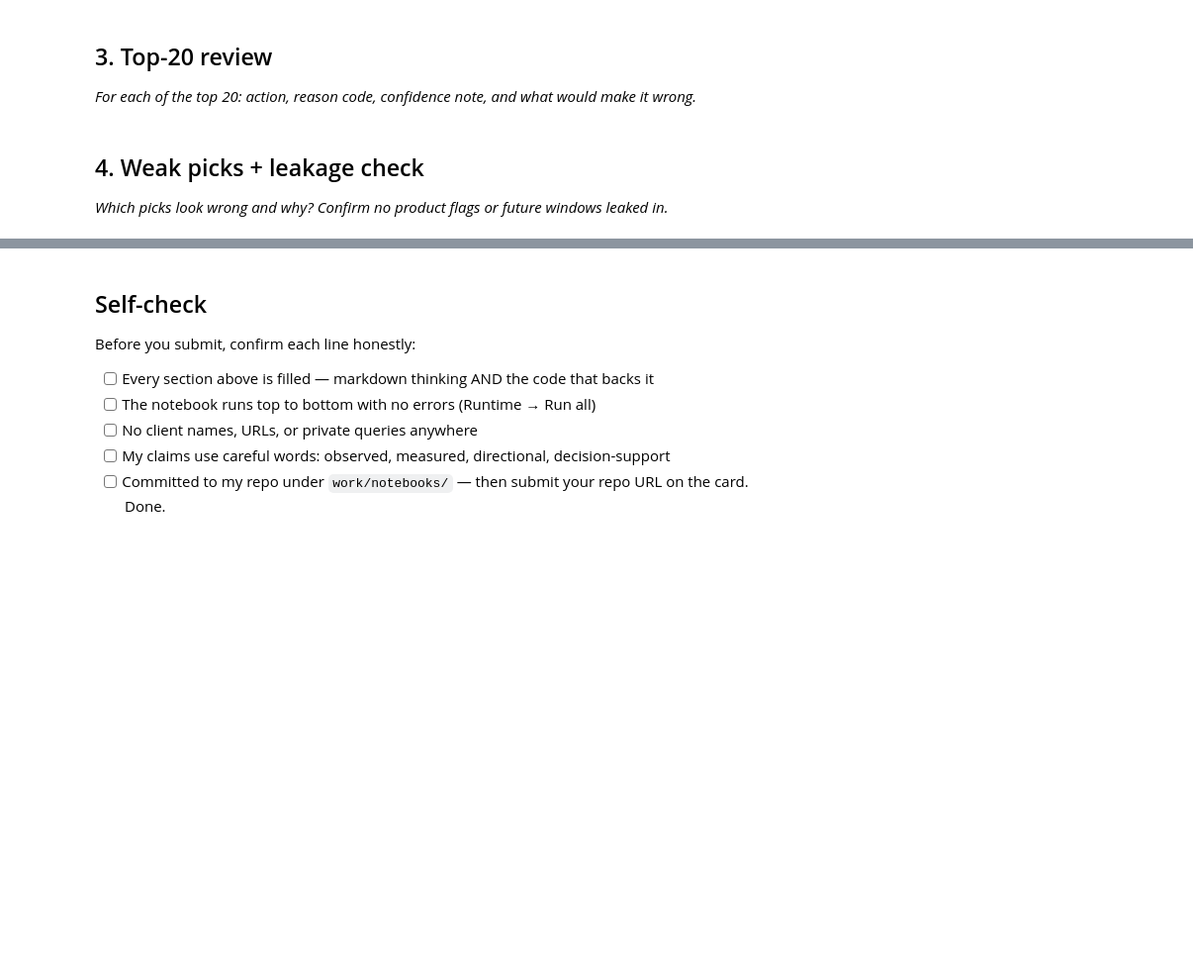
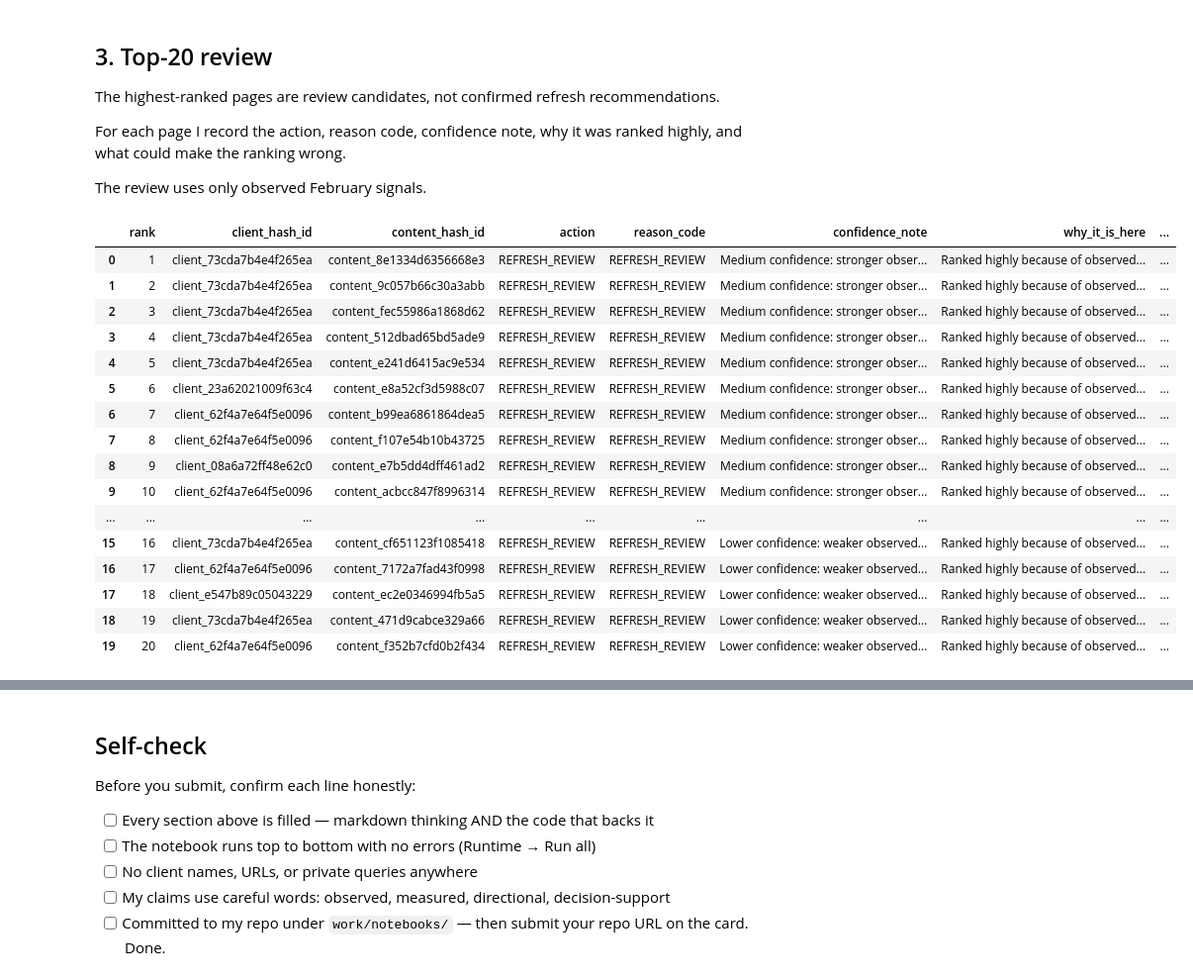
Before and after one commit to vxsnth/Machine_learning, a Jupyter notebook: work/notebooks/w04_baseline_score.ipynb, the cells around one changed output, grey strips where cells are left out. Shown at 99% size. Saved outputs shown, nothing was run; the diff lists cells and outputs as text; code cells hidden in the pictures; blank space fills up the shorter version.

```diff
--- a/work/notebooks/w04_baseline_score.ipynb
+++ b/work/notebooks/w04_baseline_score.ipynb
@@ -23,4 +233,8 @@ This skeleton is yours to fill. Work the sections **in order** — each one has
 # %% [markdown]
 ## 3. Top-20 review
 
-*For each of the top 20: action, reason code, confidence note, and what would make it wrong.*
+The highest-ranked pages are review candidates, not confirmed refresh recommendations.
+
+For each page I record the action, reason code, confidence note, why it was ranked highly, and what could make the ranking wrong.
+
+The review uses only observed February signals.
@@ -30,4 +240,0 @@ This skeleton is yours to fill. Work the sections **in order** — each one has
-# %% [markdown]
-## 4. Weak picks + leakage check
-
-*Which picks look wrong and why? Confirm no product flags or future windows leaked in.*
@@ -36,0 +241,53 @@ This skeleton is yours to fill. Work the sections **in order** — each one has
+# %%
+# Section 3 — top-20 review
+
+top20 = queue_output.head(20).copy()
+
+top20["confidence_note"] = np.where(
+    top20["score"] >= top20["score"].median(),
+    "Medium confidence: stronger observed baseline signals.",
+    "Lower confidence: weaker observed baseline signals."
+)
+
+top20["why_it_is_here"] = (
+    "Ranked highly because of observed February search volume "
+    "and the recent-search-activity signal."
+)
+
+top20["what_would_make_it_wrong"] = (
+    "Seasonality, incomplete measurement, or temporary changes "
+    "in search demand could make the refresh review unnecessary."
+)
+
+review = top20[
+    [
+        "rank",
+        "client_hash_id",
+        "content_hash_id",
+        "action",
+        "reason_code",
+        "confidence_note",
+        "why_it_is_here",
+        "what_would_make_it_wrong"
+    ]
+]
+
+display(review)
+# %% [output]
+|  | rank | client_hash_id | content_hash_id | action | reason_code | confidence_note | why_it_is_here | ... |
+| 0 | 1 | client_73cda7b4e4f265ea | content_8e1334d6356668e3 | REFRESH_REVIEW | REFRESH_REVIEW | Medium confidence: stronger obser... | Ranked highly because of observed... | ... |
+| 1 | 2 | client_73cda7b4e4f265ea | content_9c057b66c30a3abb | REFRESH_REVIEW | REFRESH_REVIEW | Medium confidence: stronger obser... | Ranked highly because of observed... | ... |
+| 2 | 3 | client_73cda7b4e4f265ea | content_fec55986a1868d62 | REFRESH_REVIEW | REFRESH_REVIEW | Medium confidence: stronger obser... | Ranked highly because of observed... | ... |
+| 3 | 4 | client_73cda7b4e4f265ea | content_512dbad65bd5ade9 | REFRESH_REVIEW | REFRESH_REVIEW | Medium confidence: stronger obser... | Ranked highly because of observed... | ... |
+| 4 | 5 | client_73cda7b4e4f265ea | content_e241d6415ac9e534 | REFRESH_REVIEW | REFRESH_REVIEW | Medium confidence: stronger obser... | Ranked highly because of observed... | ... |
+| 5 | 6 | client_23a62021009f63c4 | content_e8a52cf3d5988c07 | REFRESH_REVIEW | REFRESH_REVIEW | Medium confidence: stronger obser... | Ranked highly because of observed... | ... |
+| 6 | 7 | client_62f4a7e64f5e0096 | content_b99ea6861864dea5 | REFRESH_REVIEW | REFRESH_REVIEW | Medium confidence: stronger obser... | Ranked highly because of observed... | ... |
+| 7 | 8 | client_62f4a7e64f5e0096 | content_f107e54b10b43725 | REFRESH_REVIEW | REFRESH_REVIEW | Medium confidence: stronger obser... | Ranked highly because of observed... | ... |
+| 8 | 9 | client_08a6a72ff48e62c0 | content_e7b5dd4dff461ad2 | REFRESH_REVIEW | REFRESH_REVIEW | Medium confidence: stronger obser... | Ranked highly because of observed... | ... |
+| 9 | 10 | client_62f4a7e64f5e0096 | content_acbcc847f8996314 | REFRESH_REVIEW | REFRESH_REVIEW | Medium confidence: stronger obser... | Ranked highly because of observed... | ... |
+| ... | ... | ... | ... | ... | ... | ... | ... | ... |
+| 15 | 16 | client_73cda7b4e4f265ea | content_cf651123f1085418 | REFRESH_REVIEW | REFRESH_REVIEW | Lower confidence: weaker observed... | Ranked highly because of observed... | ... |
+| 16 | 17 | client_62f4a7e64f5e0096 | content_7172a7fad43f0998 | REFRESH_REVIEW | REFRESH_REVIEW | Lower confidence: weaker observed... | Ranked highly because of observed... | ... |
+| 17 | 18 | client_e547b89c05043229 | content_ec2e0346994fb5a5 | REFRESH_REVIEW | REFRESH_REVIEW | Lower confidence: weaker observed... | Ranked highly because of observed... | ... |
+| 18 | 19 | client_73cda7b4e4f265ea | content_471d9cabce329a66 | REFRESH_REVIEW | REFRESH_REVIEW | Lower confidence: weaker observed... | Ranked highly because of observed... | ... |
+| 19 | 20 | client_62f4a7e64f5e0096 | content_f352b7cfd0b2f434 | REFRESH_REVIEW | REFRESH_REVIEW | Lower confidence: weaker observed... | Ranked highly because of observed... | ... |
```
Also changed, not shown: parts of 14 cells of this notebook.
